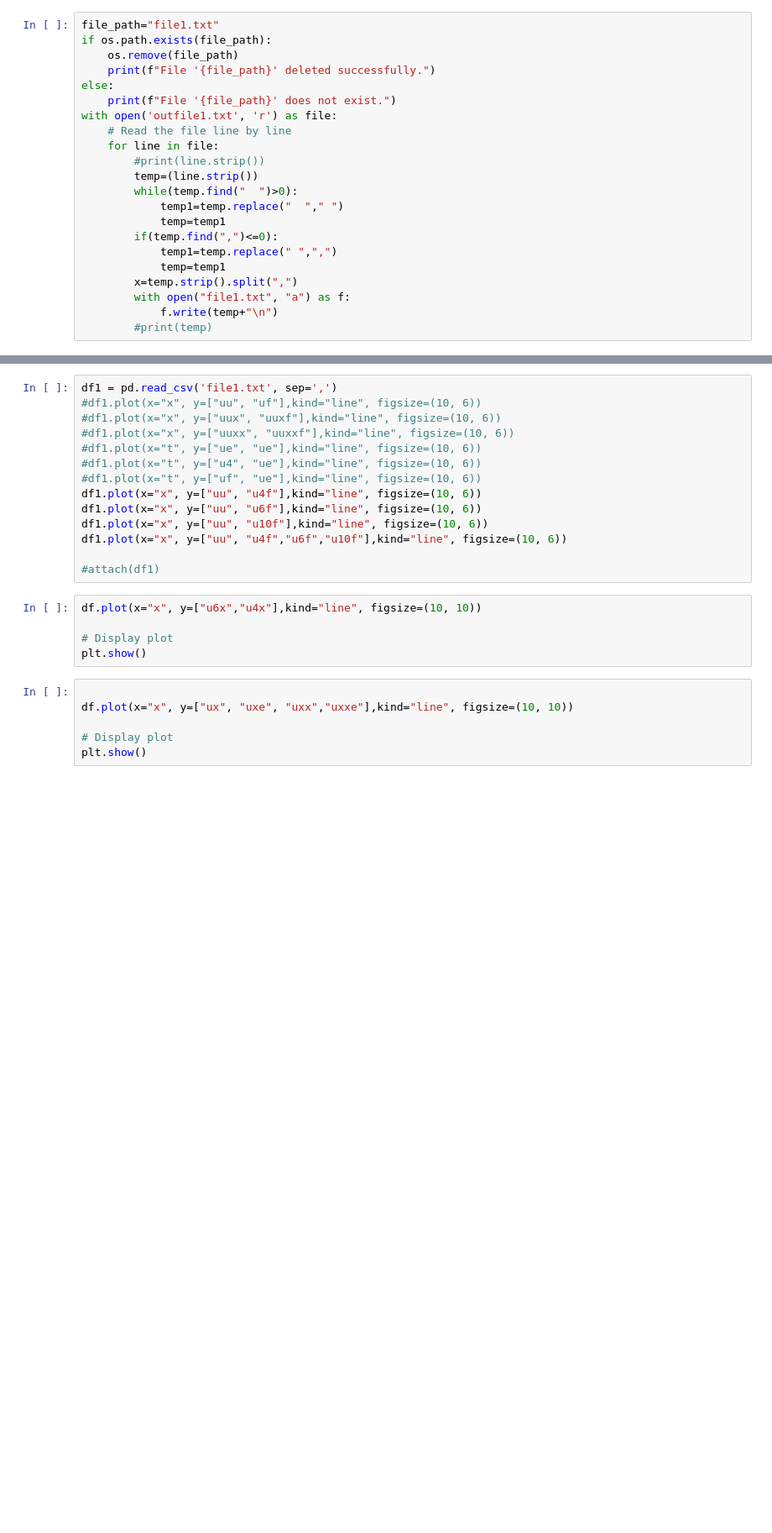
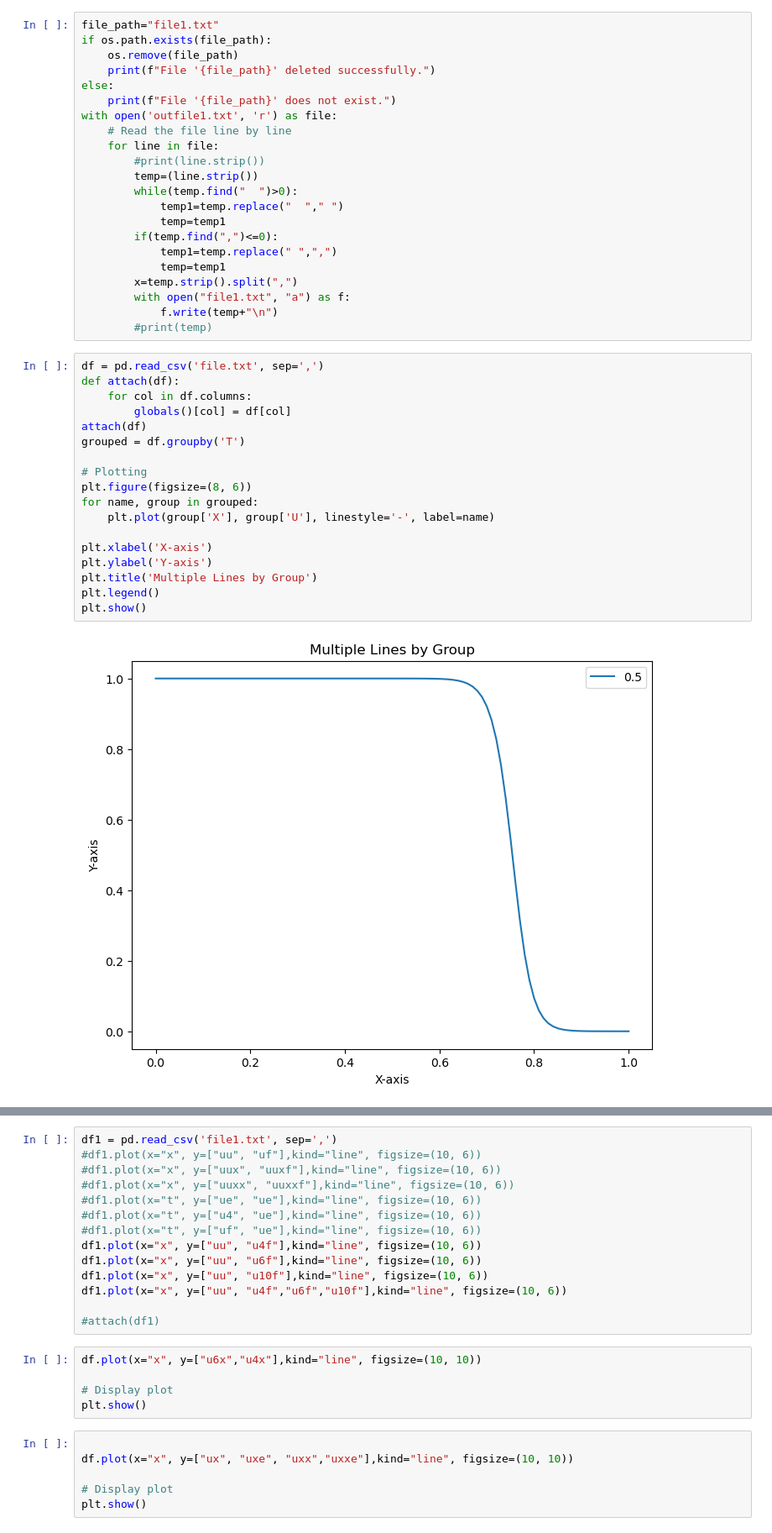
Before and after one commit to mksreed/Fortran, a Jupyter notebook: twoDplots.ipynb, the cells around one changed output, grey strips where cells are left out. Shown at 84% size. Drawn from its saved outputs; the diff is of its cells as text; blank space fills up the shorter version.

```diff
--- a/twoDplots.ipynb
+++ b/twoDplots.ipynb
@@ -47,6 +49,26 @@ with open('outfile1.txt', 'r') as file:
         with open("file1.txt", "a") as f:
             f.write(temp+"\n")
         #print(temp)
+# %%
+df = pd.read_csv('file.txt', sep=',')
+def attach(df):
+    for col in df.columns:
+        globals()[col] = df[col]
+attach(df)
+grouped = df.groupby('T')
+
+# Plotting
+plt.figure(figsize=(8, 6))
+for name, group in grouped:
+    plt.plot(group['X'], group['U'], linestyle='-', label=name)
+
+plt.xlabel('X-axis')
+plt.ylabel('Y-axis')
+plt.title('Multiple Lines by Group')
+plt.legend()
+plt.show()
+# %% [output]
+[figure, added]
 # %%
 df = pd.read_csv('file.txt', sep=',')
 #df = pd.read_csv('outfile.txt', sep='\\s+')
```
Also changed, not shown: parts of 2 cells of this notebook, 3 other files.
